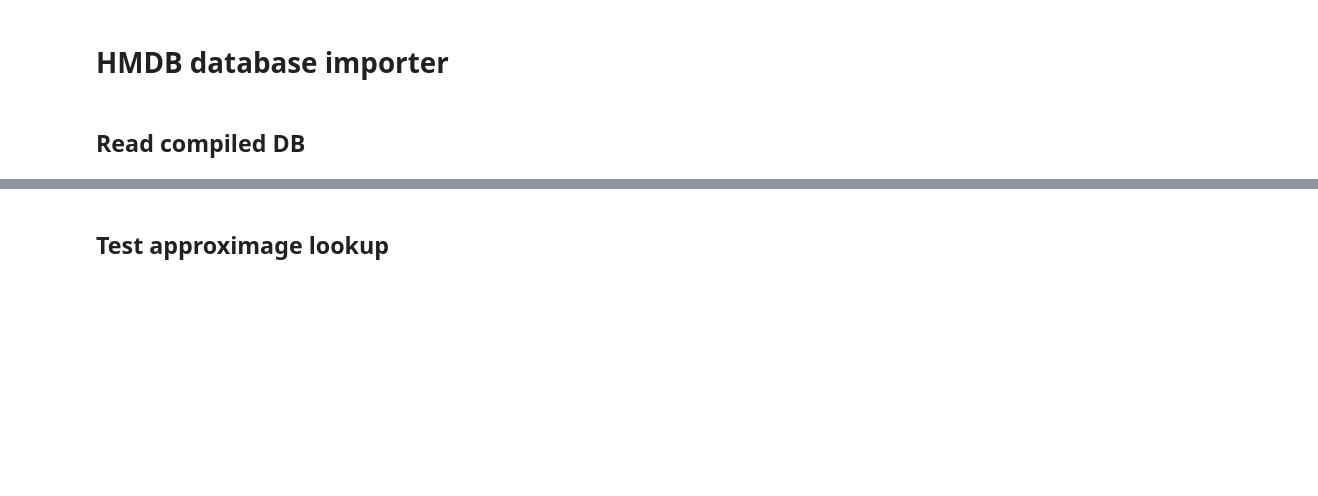
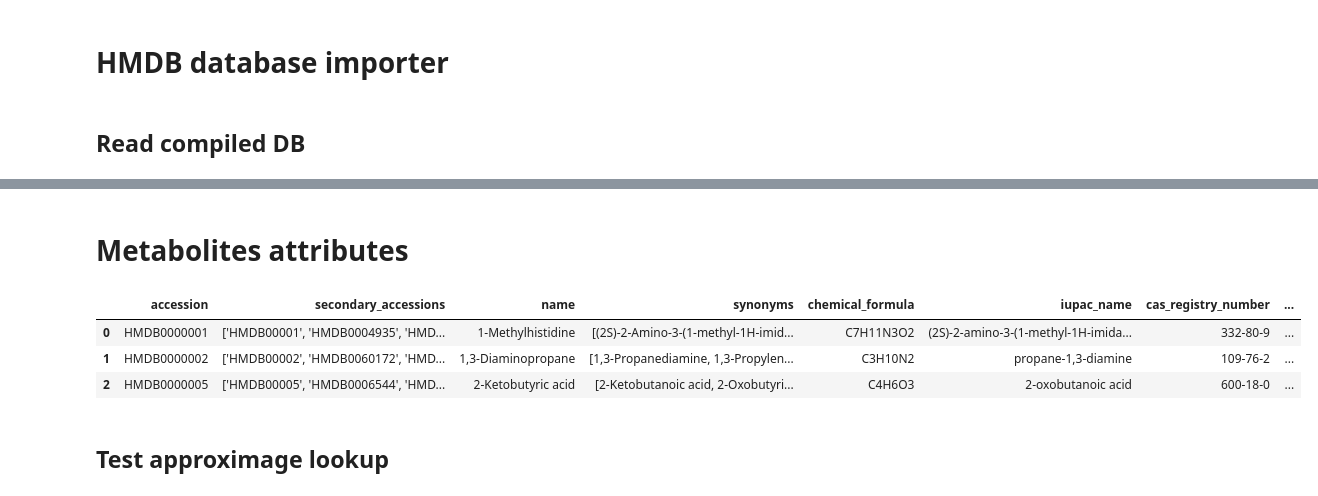
Before and after one commit to phenological/hmdb_utils, a Jupyter notebook: test_HMDB.ipynb, the cells around one changed output, grey strips where cells are left out. Cells and saved outputs as stored; diff of their text form; code cells hidden in the pictures; blank space fills up the shorter version.

```diff
--- a/test_HMDB.ipynb
+++ b/test_HMDB.ipynb
@@ -37,3 +59,12 @@ df['synonyms_cat'] = df['synonyms_cat'].str.lower()
+# %% [markdown]
+# Metabolites attributes
+# %%
+df.head(3)
+# %% [output]
+|  | accession | secondary_accessions | name | synonyms | chemical_formula | iupac_name | cas_registry_number | ... |
+| 0 | HMDB0000001 | ['HMDB00001', 'HMDB0004935', 'HMD... | 1-Methylhistidine | [(2S)-2-Amino-3-(1-methyl-1H-imid... | C7H11N3O2 | (2S)-2-amino-3-(1-methyl-1H-imida... | 332-80-9 | ... |
+| 1 | HMDB0000002 | ['HMDB00002', 'HMDB0060172', 'HMD... | 1,3-Diaminopropane | [1,3-Propanediamine, 1,3-Propylen... | C3H10N2 | propane-1,3-diamine | 109-76-2 | ... |
+| 2 | HMDB0000005 | ['HMDB00005', 'HMDB0006544', 'HMD... | 2-Ketobutyric acid | [2-Ketobutanoic acid, 2-Oxobutyri... | C4H6O3 | 2-oxobutanoic acid | 600-18-0 | ... |
 # %% [markdown]
 ## Test approximage lookup
 # %%
```
Also changed, not shown: parts of 6 cells of this notebook, 1 other file.
